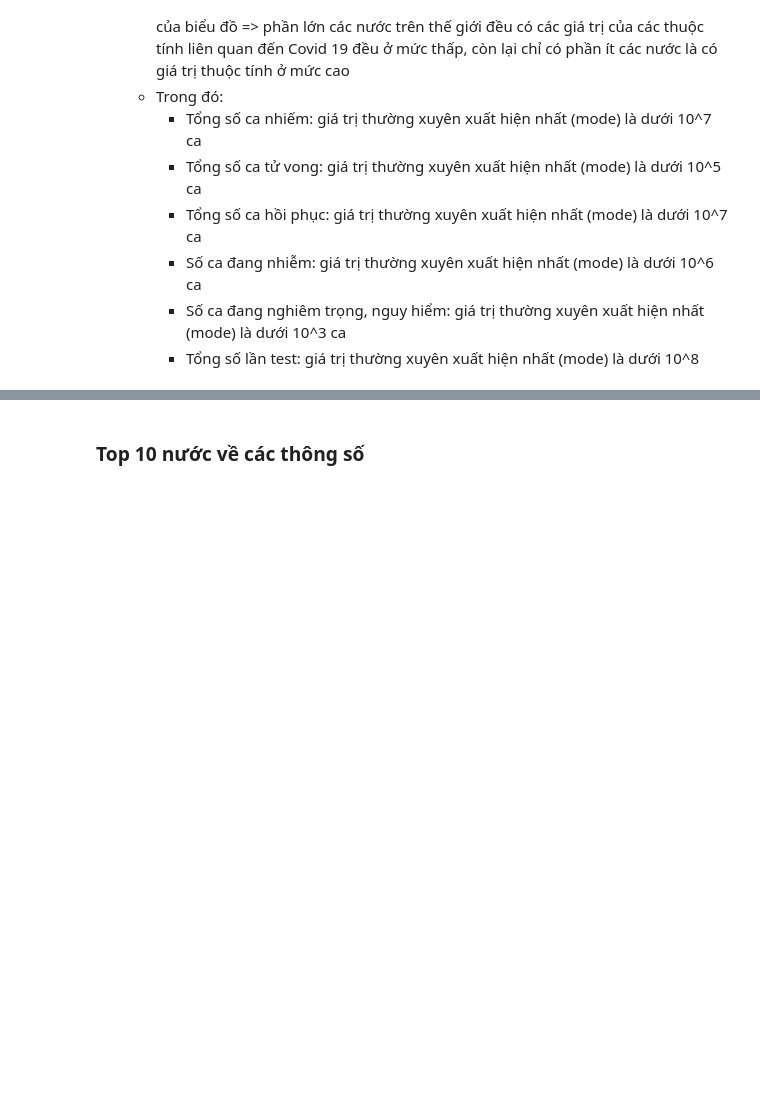
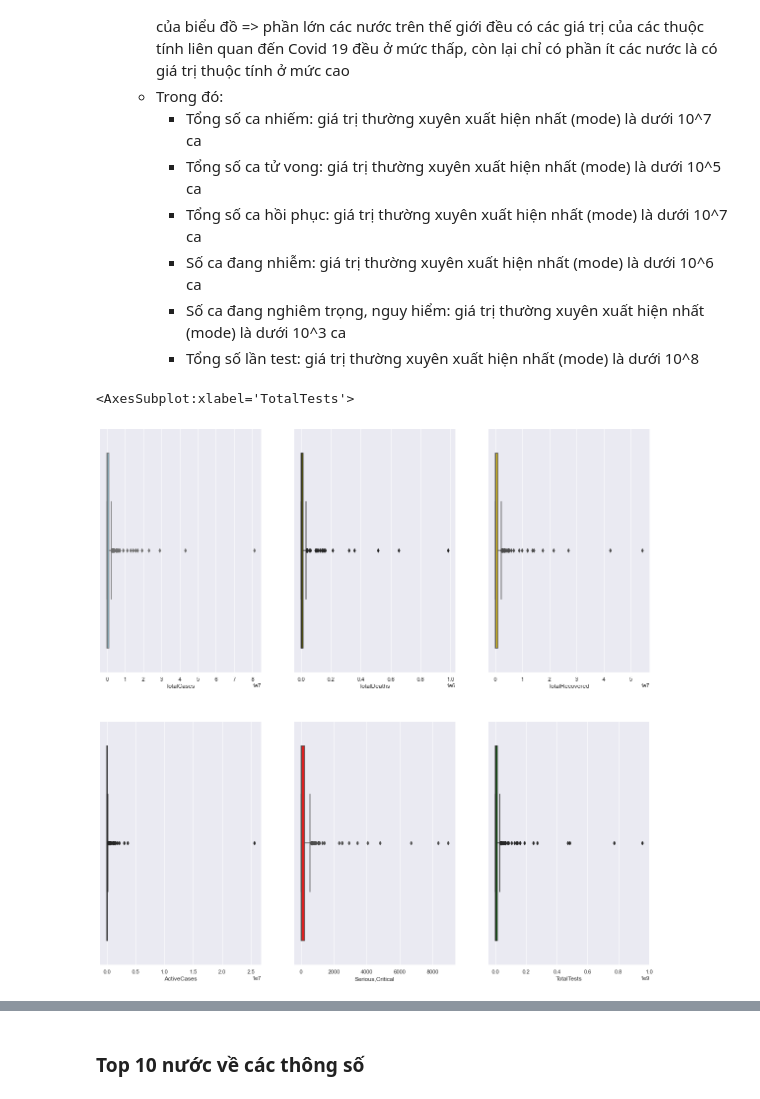
Before and after one commit to trinhhinh729/Lab1---DataVisualization, a Jupyter notebook: Analysis&Visualization.ipynb, the cells around one changed output, grey strips where cells are left out. Drawn from its saved outputs; the diff is of its cells as text; code cells hidden in the pictures; blank space fills up the shorter version.

Commit message:
[March 24, 2022] Update A&V notebook
- A&V.ipynb: Add Boxplot chart and explain.

```diff
--- a/Analysis&Visualization.ipynb
+++ b/Analysis&Visualization.ipynb
@@ -131,3 +131,15 @@ sns.histplot(data=df, x="TotalTests", kde=True, color="red", ax=axs[1, 2], bins=
         - Số ca đang nhiễm: giá trị thường xuyên xuất hiện nhất (mode) là dưới 10^6 ca
         - Số ca đang nghiêm trọng, nguy hiểm: giá trị thường xuyên xuất hiện nhất (mode) là dưới 10^3 ca
         - Tổng số lần test: giá trị thường xuyên xuất hiện nhất (mode) là dưới 10^8
+# %%
+fig, axs = plt.subplots(2, 3, figsize=(20, 20))
+
+sns.boxplot(data=df, x="TotalCases", color="skyblue", ax=axs[0, 0])
+sns.boxplot(data=df, x="TotalDeaths", color="olive", ax=axs[0, 1])
+sns.boxplot(data=df, x="TotalRecovered", color="gold", ax=axs[0, 2])
+sns.boxplot(data=df, x="ActiveCases", color="purple", ax=axs[1, 0])
+sns.boxplot(data=df, x="Serious,Critical", color="red", ax=axs[1, 1])
+sns.boxplot(data=df, x="TotalTests", color="green", ax=axs[1, 2])
+# %% [output]
+<AxesSubplot:xlabel='TotalTests'>
+[figure, added]
```
Also changed, not shown: parts of 5 cells of this notebook.
